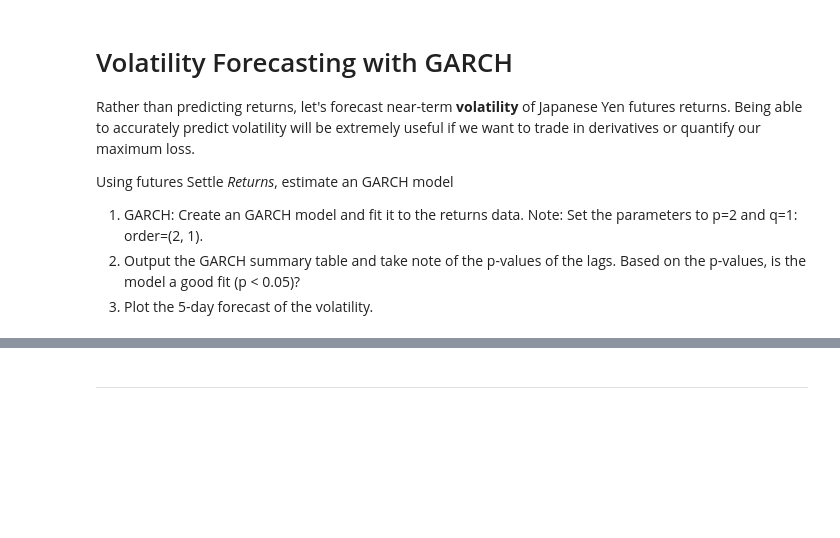
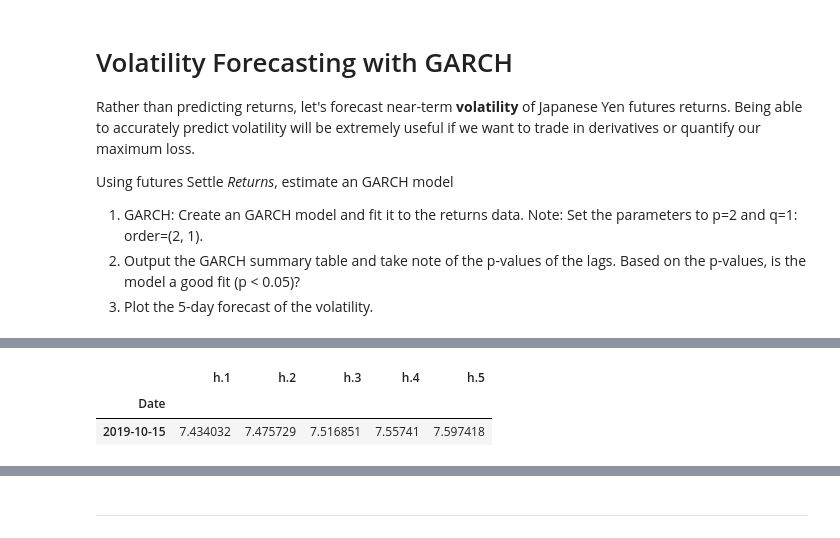
Before and after one commit to salsal3/bcs_hw10-time-series, a Jupyter notebook: Starter_Code/time_series_analysis.ipynb, the cells around one changed output, grey strips where cells are left out. Saved outputs shown, nothing was run; the diff lists cells and outputs as text; code cells hidden in the pictures; blank space fills up the shorter version.

```diff
--- a/Starter_Code/time_series_analysis.ipynb
+++ b/Starter_Code/time_series_analysis.ipynb
@@ -292,7 +313,11 @@ forecast_horizon = 5
 # %%
 # Annualize the forecast
-intermediate = np.sqrt(forecasts.variance.dropna() * 252)
+intermediate = np.sqrt(garch_forecasts.variance.dropna() * 252)
 intermediate.head()
+# %% [output]
+|  | h.1 | h.2 | h.3 | h.4 | h.5 |
+| Date |  |  |  |  |  |
+| 2019-10-15 | 7.434032 | 7.475729 | 7.516851 | 7.55741 | 7.597418 |
 # %%
 # Transpose the forecast so that it is easier to plot
 final = intermediate.dropna().T
```
Also changed, not shown: parts of 11 cells of this notebook.
